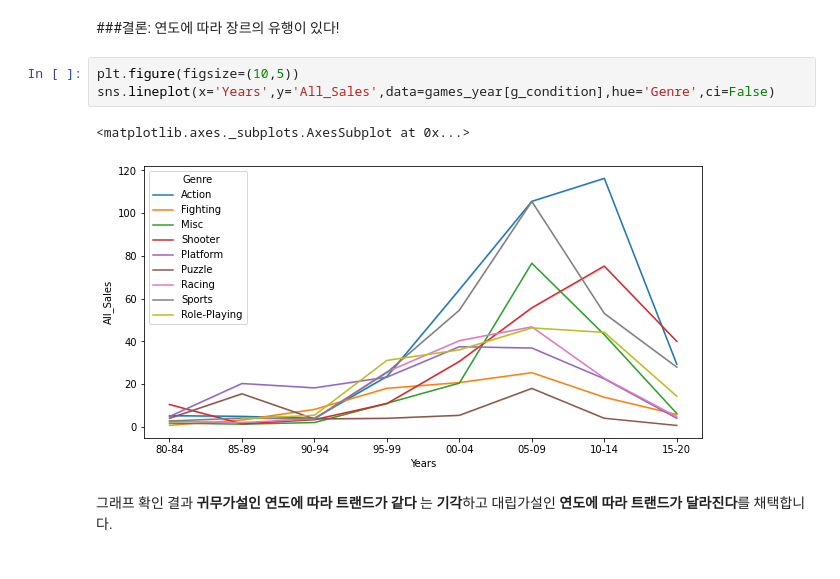
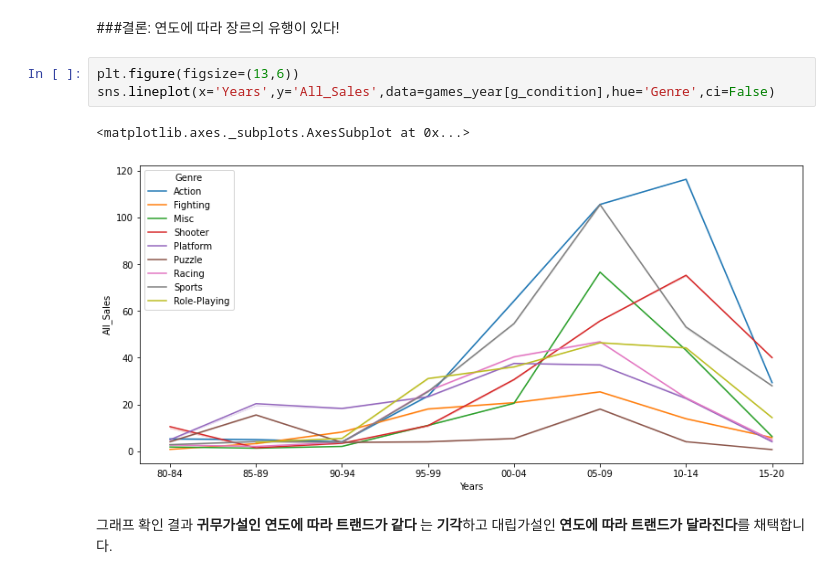
Before and after one commit to okok7272/CodeStatesProject, a Jupyter notebook: Section1/Project1_game_trends.ipynb, the cells around one changed output. Drawn from its saved outputs; the diff is of its cells as text.

```diff
--- a/Section1/Project1_game_trends.ipynb
+++ b/Section1/Project1_game_trends.ipynb
@@ -679,11 +672,11 @@ g_condition = (games_year.Genre =='Action')|(games_year.Genre =='Shooter')|(game
 # %% [markdown]
 ###결론: 연도에 따라 장르의 유행이 있다!
 # %%
-plt.figure(figsize=(10,5))
+plt.figure(figsize=(13,6))
 sns.lineplot(x='Years',y='All_Sales',data=games_year[g_condition],hue='Genre',ci=False)
 # %% [output]
 <matplotlib.axes._subplots.AxesSubplot at 0x...>
-[figure, old version]
+[figure, new version]
 # %% [markdown]
 그래프 확인 결과</br>
 **귀무가설인 연도에 따라 트랜드가 같다**
```
Also changed, not shown: parts of 4 cells of this notebook.
